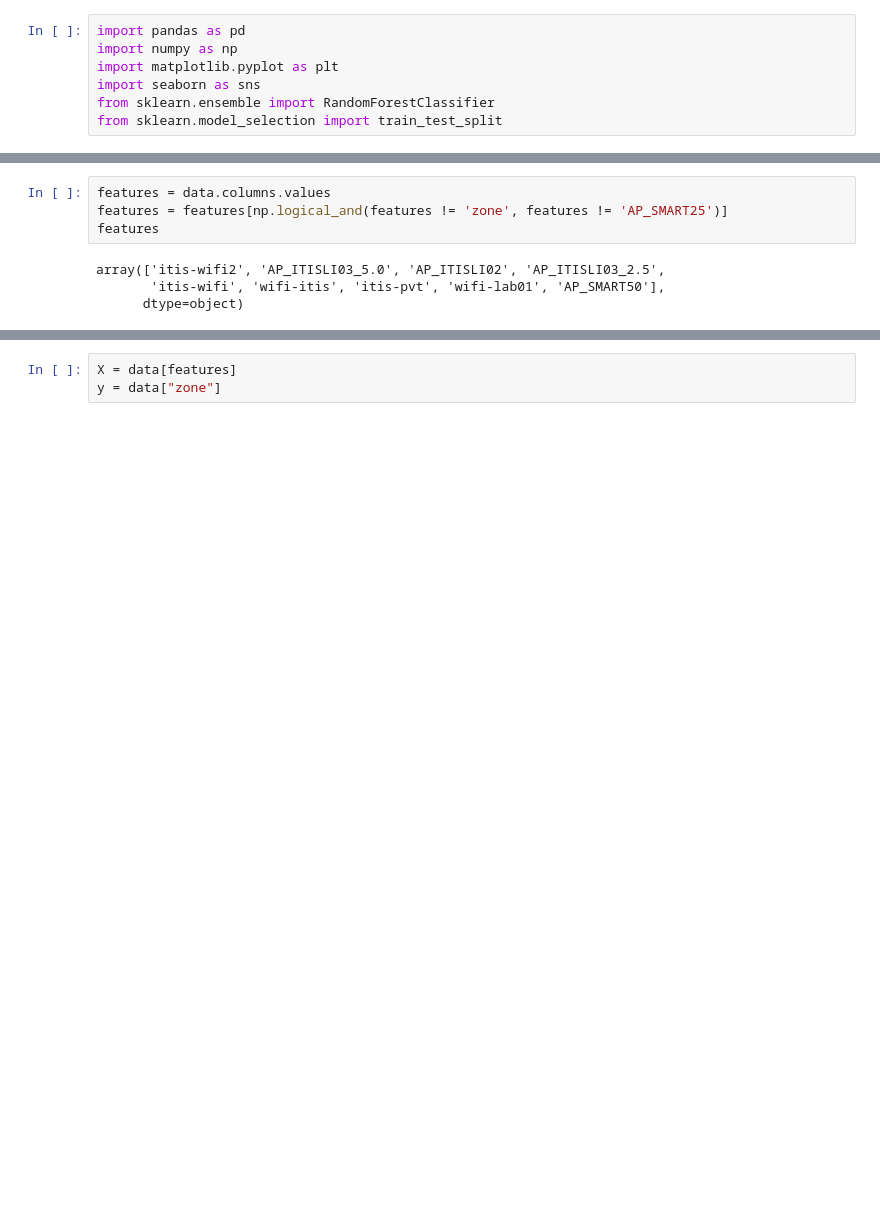
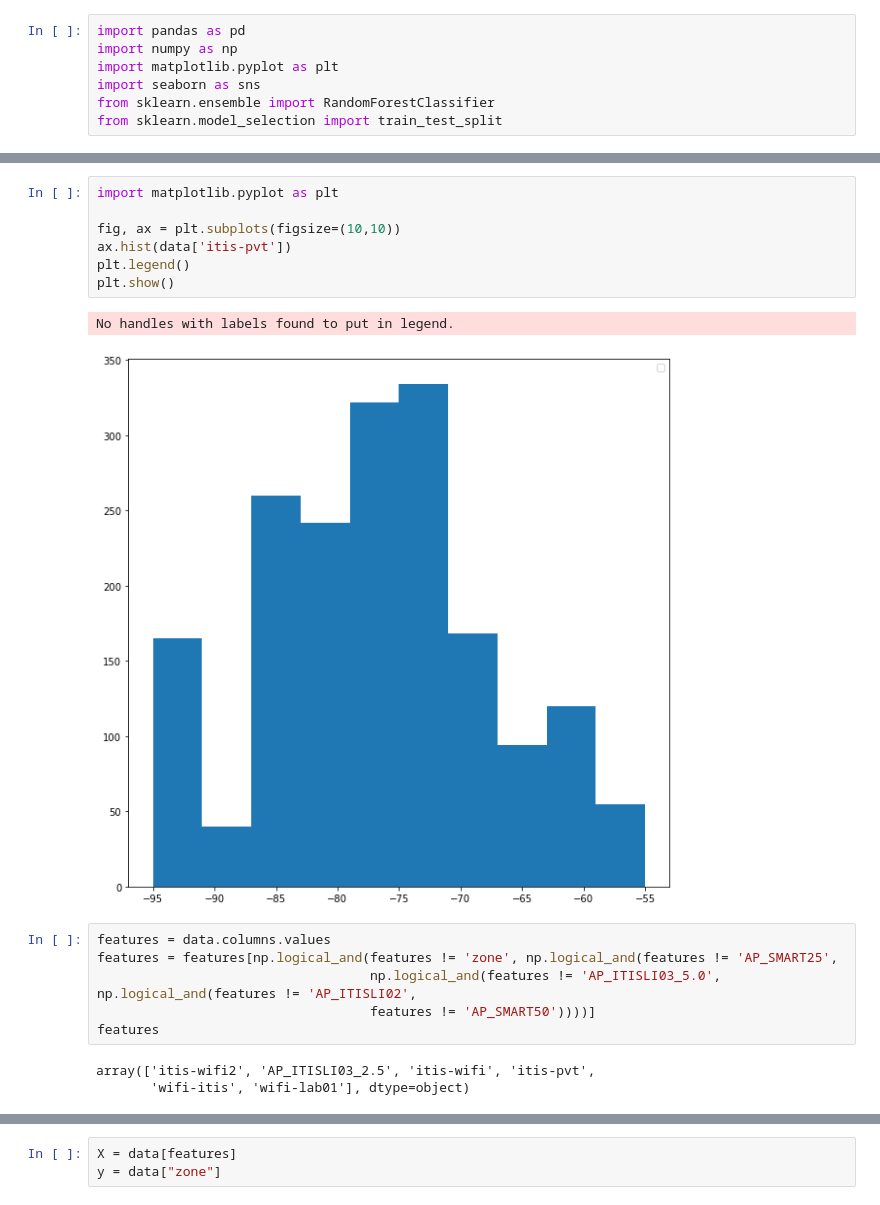
Before and after one commit to cassis-squad/src, a Jupyter notebook: models/wifi/modello/RandomForestNetClassifier.ipynb, the cells around one changed output, grey strips where cells are left out. Drawn from its saved outputs; the diff is of its cells as text; blank space fills up the shorter version.

```diff
--- a/models/wifi/modello/RandomForestNetClassifier.ipynb
+++ b/models/wifi/modello/RandomForestNetClassifier.ipynb
@@ -19,8 +19,19 @@ data.head()
+# %%
+import matplotlib.pyplot as plt
+
+fig, ax = plt.subplots(figsize=(10,10))
+ax.hist(data['itis-pvt'])
+plt.legend()
+plt.show()
+# %% [output]
+No handles with labels found to put in legend.
+[figure, added]
 # %%
 features = data.columns.values
-features = features[np.logical_and(features != 'zone', features != 'AP_SMART25')]
+features = features[np.logical_and(features != 'zone', np.logical_and(features != 'AP_SMART25',
+                                   np.logical_and(features != 'AP_ITISLI03_5.0', np.logical_and(features != 'AP_ITISLI02',
+                                   features != 'AP_SMART50'))))]
 features
 # %% [output]
-array(['itis-wifi2', 'AP_ITISLI03_5.0', 'AP_ITISLI02', 'AP_ITISLI03_2.5',
-       'itis-wifi', 'wifi-itis', 'itis-pvt', 'wifi-lab01', 'AP_SMART50'],
-      dtype=object)
+array(['itis-wifi2', 'AP_ITISLI03_2.5', 'itis-wifi', 'itis-pvt',
+       'wifi-itis', 'wifi-lab01'], dtype=object)
```
Also changed, not shown: parts of 11 cells of this notebook.
